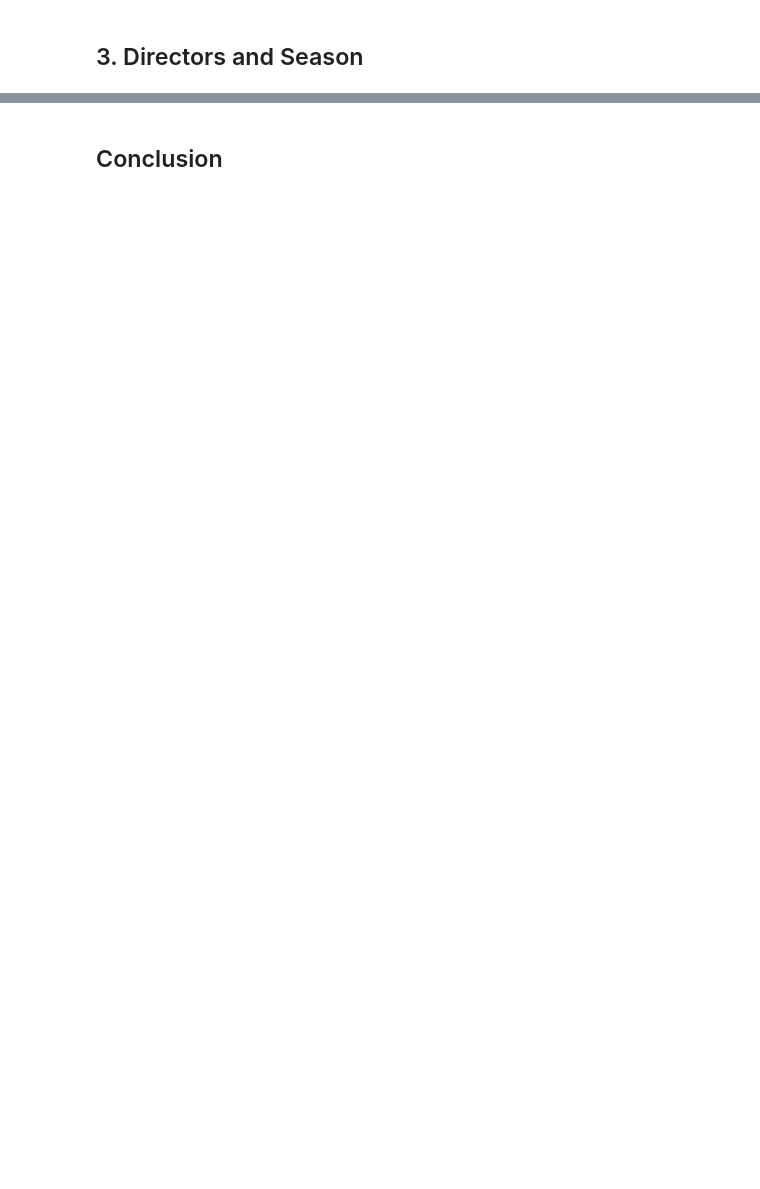
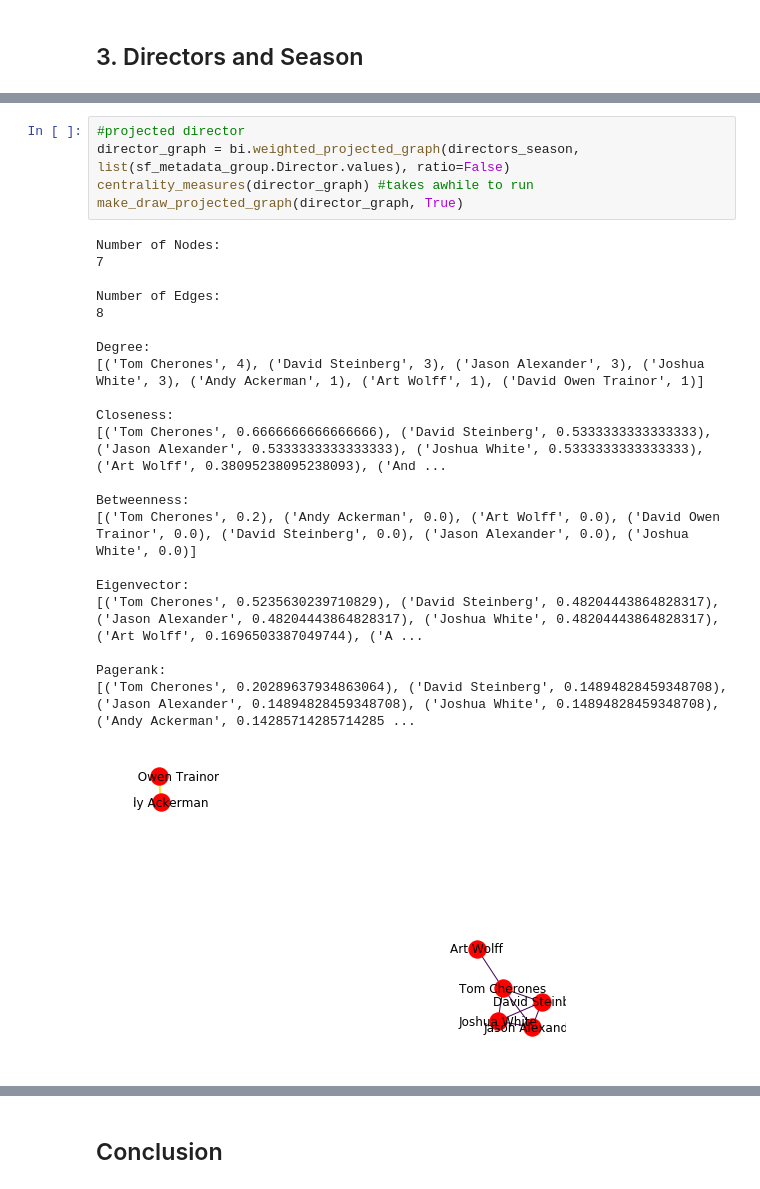
Before and after one commit to wwells/CUNY_DATA_620_GROUP, a Jupyter notebook: Final_Project/Seinfeld_SNA.ipynb, the cells around one changed output, grey strips where cells are left out. Saved outputs shown, nothing was run; the diff lists cells and outputs as text; blank space fills up the shorter version.

```diff
--- a/Final_Project/Seinfeld_SNA.ipynb
+++ b/Final_Project/Seinfeld_SNA.ipynb
@@ -490,0 +401,27 @@ show_island_graphs(character_scene_island,5,True)
+# %%
+#projected director
+director_graph = bi.weighted_projected_graph(directors_season, list(sf_metadata_group.Director.values), ratio=False)
+centrality_measures(director_graph) #takes awhile to run
+make_draw_projected_graph(director_graph, True)
+# %% [output]
+Number of Nodes:
+7
+
+Number of Edges:
+8
+
+Degree:
+[('Tom Cherones', 4), ('David Steinberg', 3), ('Jason Alexander', 3), ('Joshua White', 3), ('Andy Ackerman', 1), ('Art Wolff', 1), ('David Owen Trainor', 1)]
+
+Closeness:
+[('Tom Cherones', 0.6666666666666666), ('David Steinberg', 0.5333333333333333), ('Jason Alexander', 0.5333333333333333), ('Joshua White', 0.5333333333333333), ('Art Wolff', 0.38095238095238093), ('And ...
+
+Betweenness:
+[('Tom Cherones', 0.2), ('Andy Ackerman', 0.0), ('Art Wolff', 0.0), ('David Owen Trainor', 0.0), ('David Steinberg', 0.0), ('Jason Alexander', 0.0), ('Joshua White', 0.0)]
+
+Eigenvector:
+[('Tom Cherones', 0.5235630239710829), ('David Steinberg', 0.48204443864828317), ('Jason Alexander', 0.48204443864828317), ('Joshua White', 0.48204443864828317), ('Art Wolff', 0.1696503387049744), ('A ...
+
+Pagerank:
+[('Tom Cherones', 0.20289637934863064), ('David Steinberg', 0.14894828459348708), ('Jason Alexander', 0.14894828459348708), ('Joshua White', 0.14894828459348708), ('Andy Ackerman', 0.14285714285714285 ...
+[figure, added]
```
Also changed, not shown: parts of 54 cells of this notebook.
